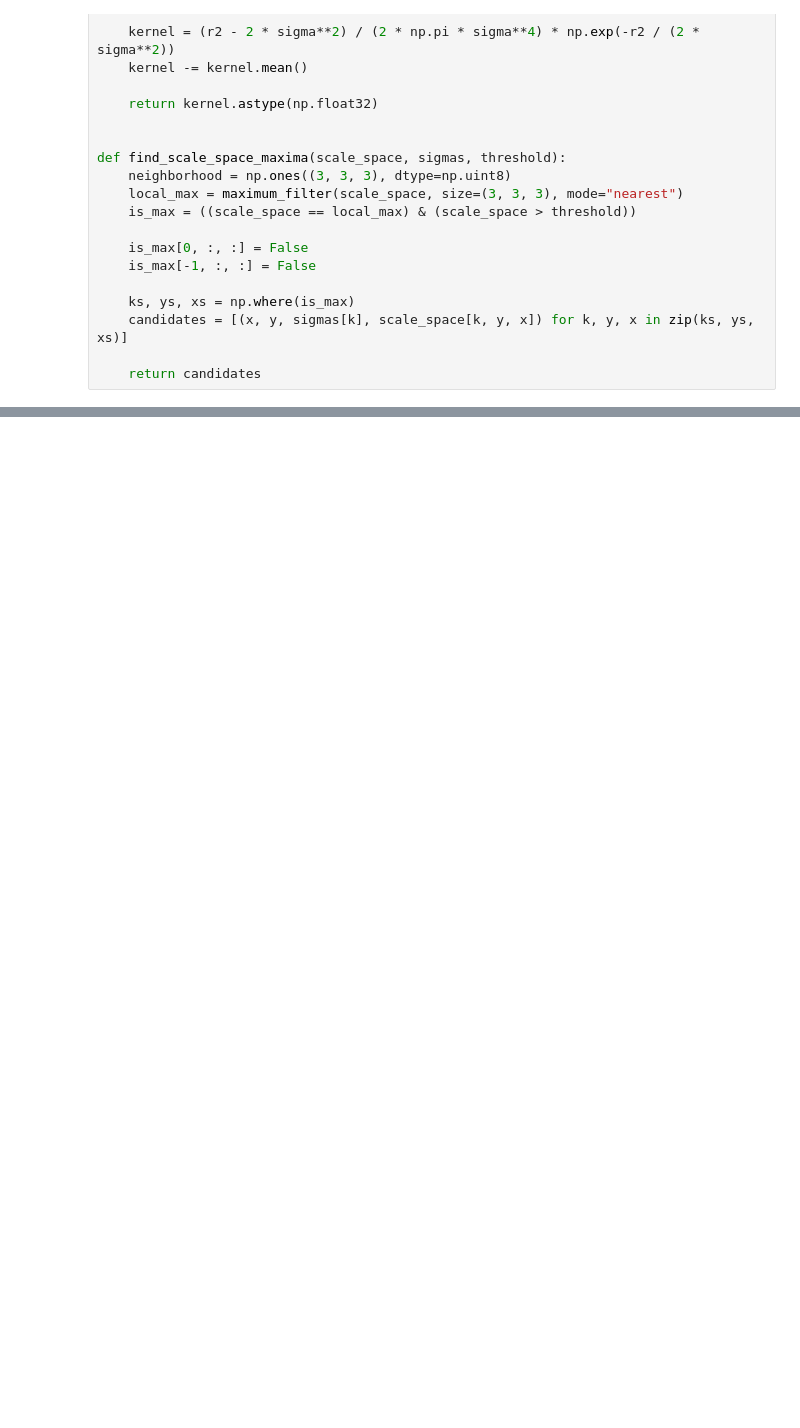
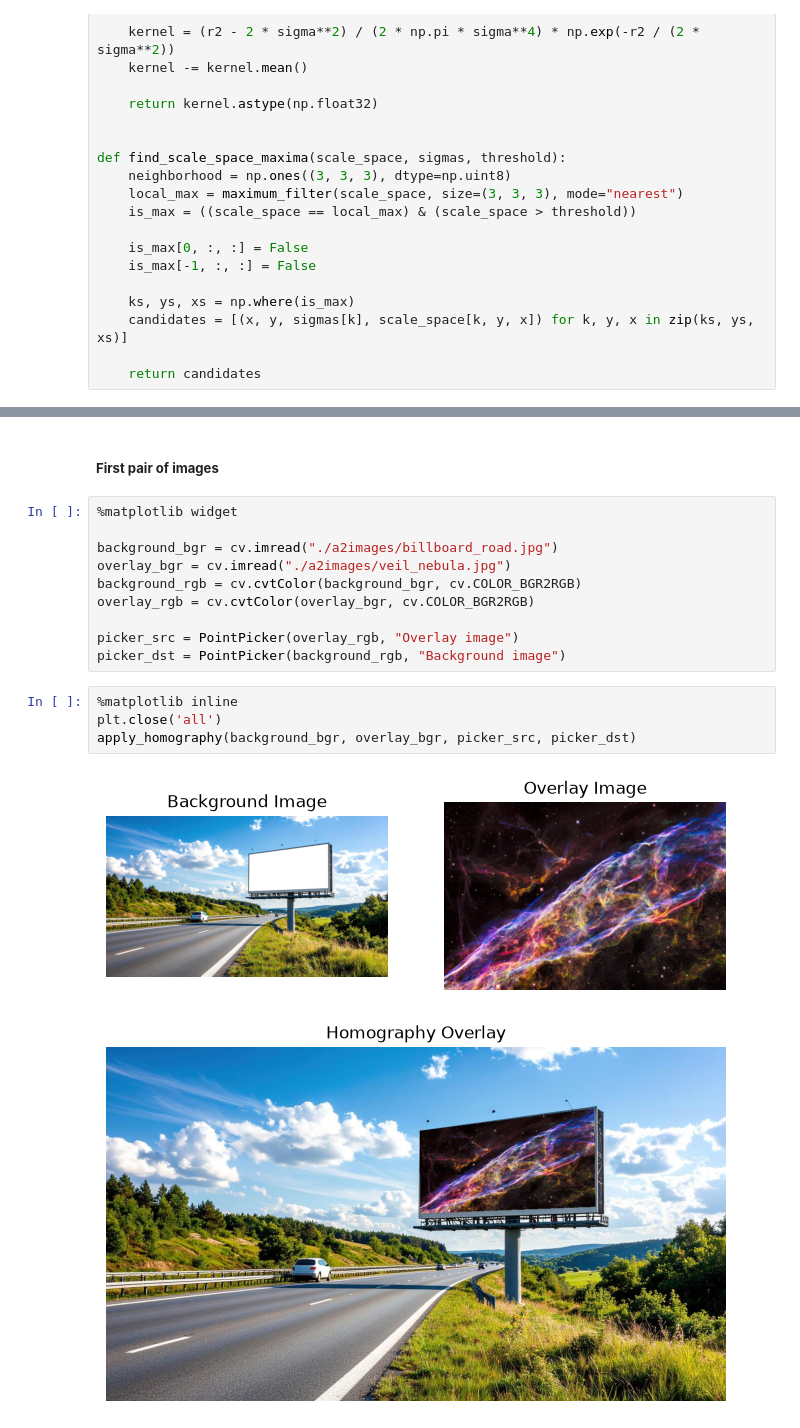
Before and after one commit to r-nimantha/uom-assignments, a Jupyter notebook: EN3160/Assignment_02/notebook.ipynb, the cells around one changed output, grey strips where cells are left out. Saved outputs shown, nothing was run; the diff lists cells and outputs as text; blank space fills up the shorter version.

```diff
--- a/EN3160/Assignment_02/notebook.ipynb
+++ b/EN3160/Assignment_02/notebook.ipynb
@@ -98,0 +314,19 @@ Largest circle: center=(282, 338), radius=11, response=0.35212352871894836
+# %% [markdown]
+<h5><b>First pair of images</b></h5>
+# %%
+%matplotlib widget
+
+background_bgr = cv.imread("./a2images/billboard_road.jpg")
+overlay_bgr = cv.imread("./a2images/veil_nebula.jpg")
+background_rgb = cv.cvtColor(background_bgr, cv.COLOR_BGR2RGB)
+overlay_rgb = cv.cvtColor(overlay_bgr, cv.COLOR_BGR2RGB)
+
+picker_src = PointPicker(overlay_rgb, "Overlay image")
+picker_dst = PointPicker(background_rgb, "Background image")
+# %%
+%matplotlib inline
+plt.close('all')
+apply_homography(background_bgr, overlay_bgr, picker_src, picker_dst)
+# %% [output]
+[figure, added]
+[figure, added]
```
Also changed, not shown: parts of 15 cells of this notebook, 5 other files.
